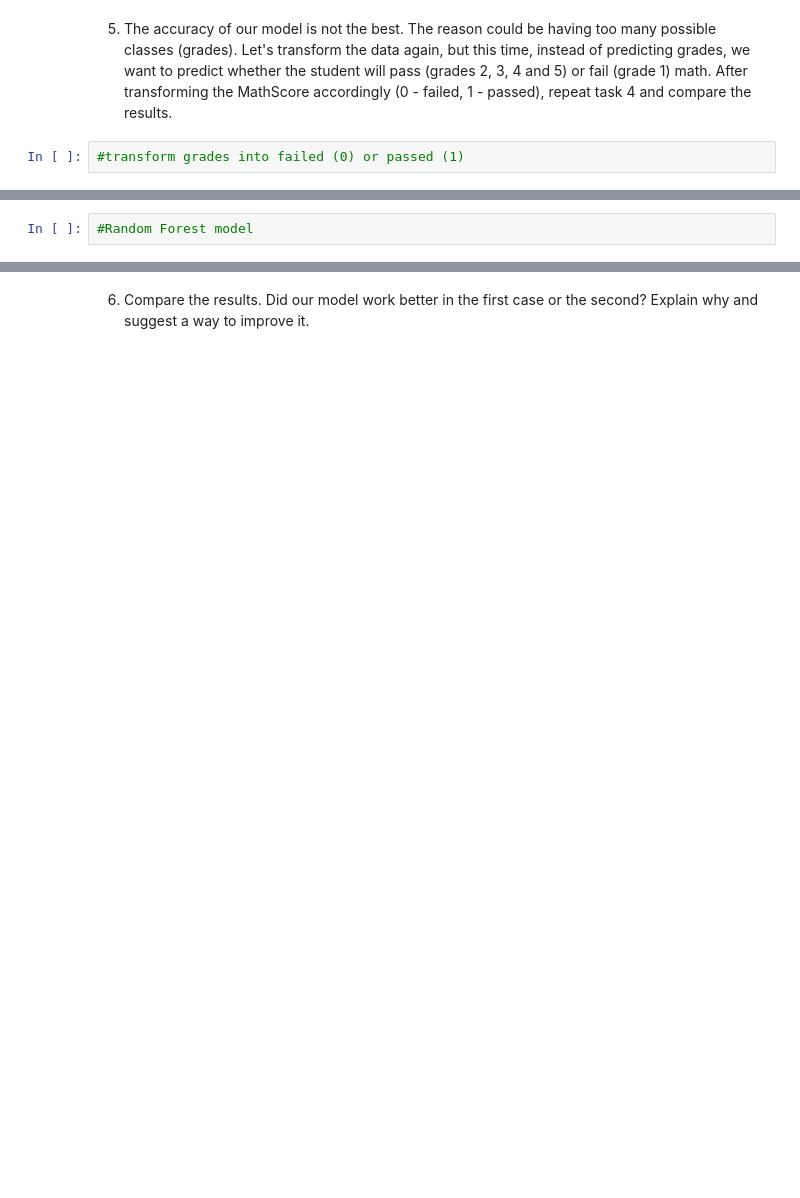
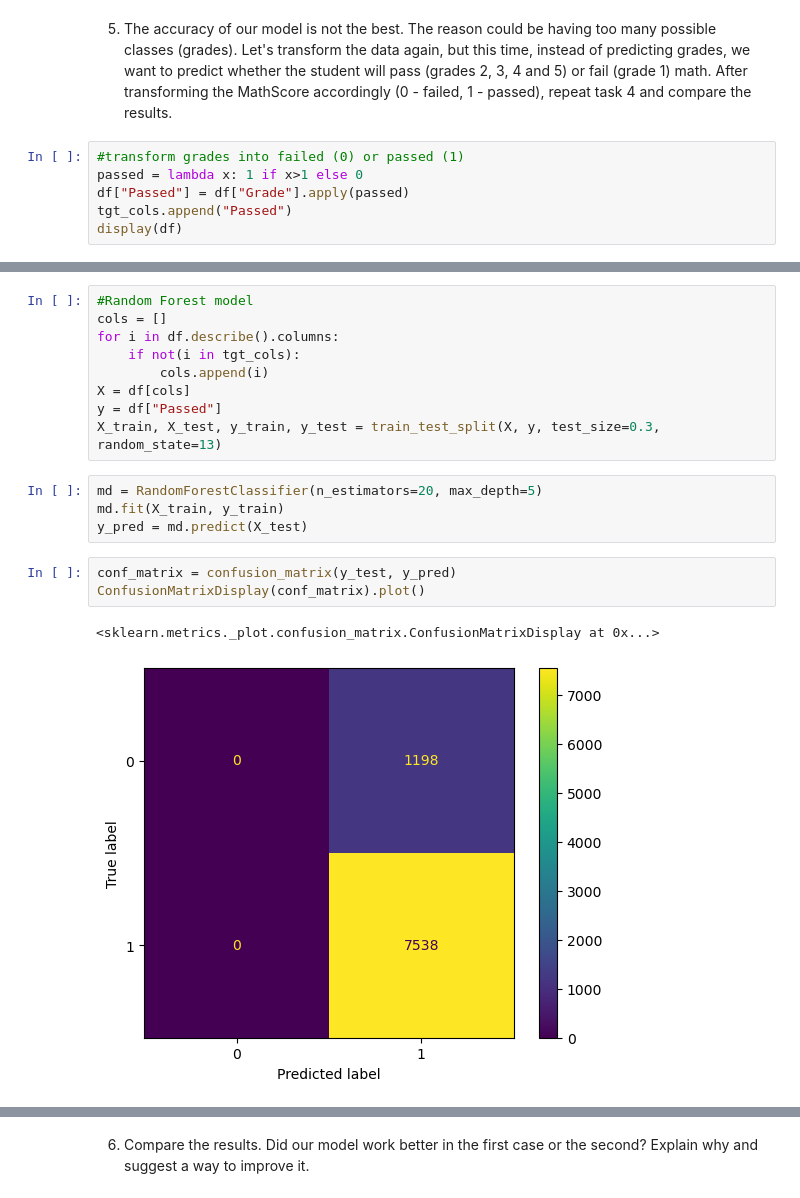
Before and after one commit to llist2020/Intro_to_DS, a Jupyter notebook: lab6/cogsci_lab6.ipynb, the cells around one changed output, grey strips where cells are left out. Cells and saved outputs as stored; diff of their text form; blank space fills up the shorter version.

```diff
--- a/lab6/cogsci_lab6.ipynb
+++ b/lab6/cogsci_lab6.ipynb
@@ -82,3 +110,7 @@ X_train, X_test, y_train, y_test = train_test_split(X, y, test_size=0.3, random_
 5. The accuracy of our model is not the best. The reason could be having too many possible classes (grades). Let's transform the data again, but this time, instead of predicting grades, we want to predict whether the student will pass (grades 2, 3, 4 and 5) or fail (grade 1) math. After transforming the MathScore accordingly (0 - failed, 1 - passed), repeat task 4 and compare the results.
 # %%
 #transform grades into failed (0) or passed (1)
+passed = lambda x: 1 if x>1 else 0
+df["Passed"] = df["Grade"].apply(passed)
+tgt_cols.append("Passed")
+display(df)
@@ -85,2 +131,19 @@ X_train, X_test, y_train, y_test = train_test_split(X, y, test_size=0.3, random_
-# %%
-#Random Forest model
+# %%
+#Random Forest model
+cols = []
+for i in df.describe().columns:
+    if not(i in tgt_cols):
+        cols.append(i)
+X = df[cols]
+y = df["Passed"]
+X_train, X_test, y_train, y_test = train_test_split(X, y, test_size=0.3, random_state=13)
+# %%
+md = RandomForestClassifier(n_estimators=20, max_depth=5)
+md.fit(X_train, y_train)
+y_pred = md.predict(X_test)
+# %%
+conf_matrix = confusion_matrix(y_test, y_pred)
+ConfusionMatrixDisplay(conf_matrix).plot()
+# %% [output]
+<sklearn.metrics._plot.confusion_matrix.ConfusionMatrixDisplay at 0x...>
+[figure, added]
```
Also changed, not shown: parts of 14 cells of this notebook, 3 other files.
